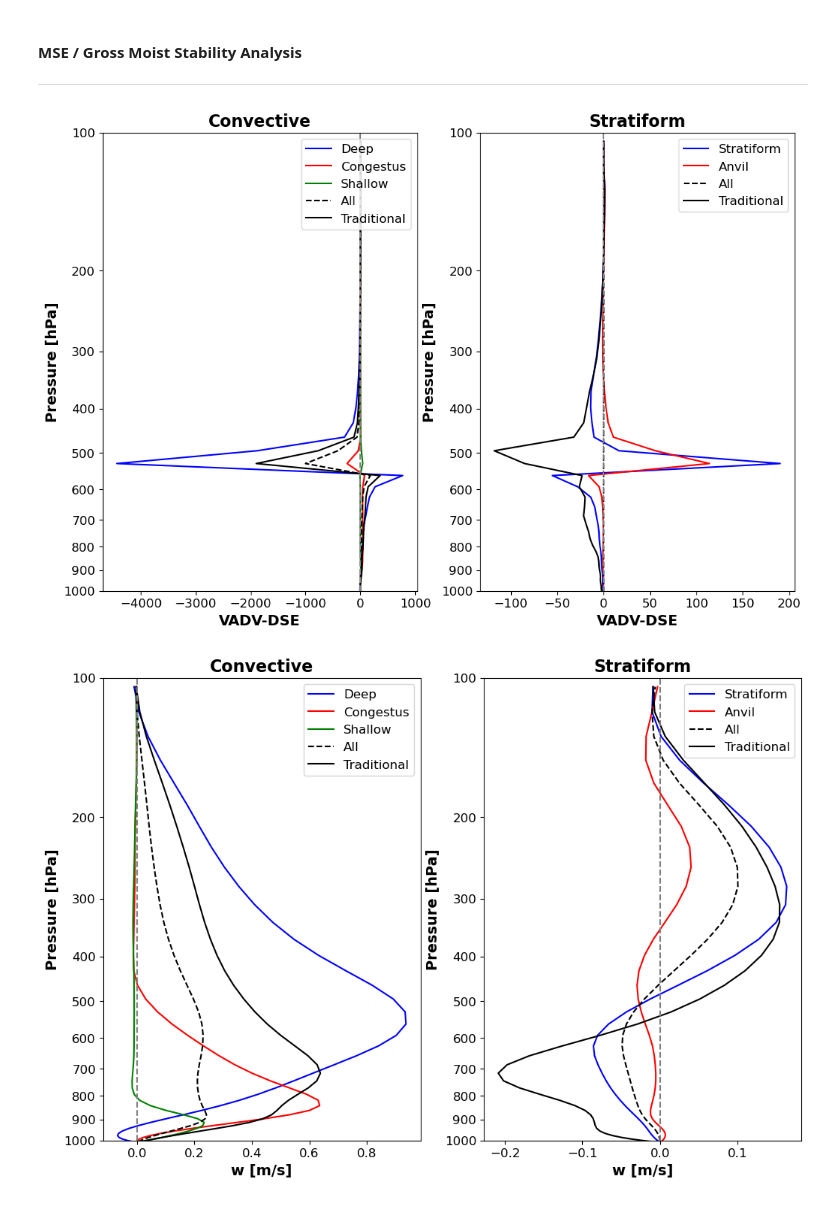
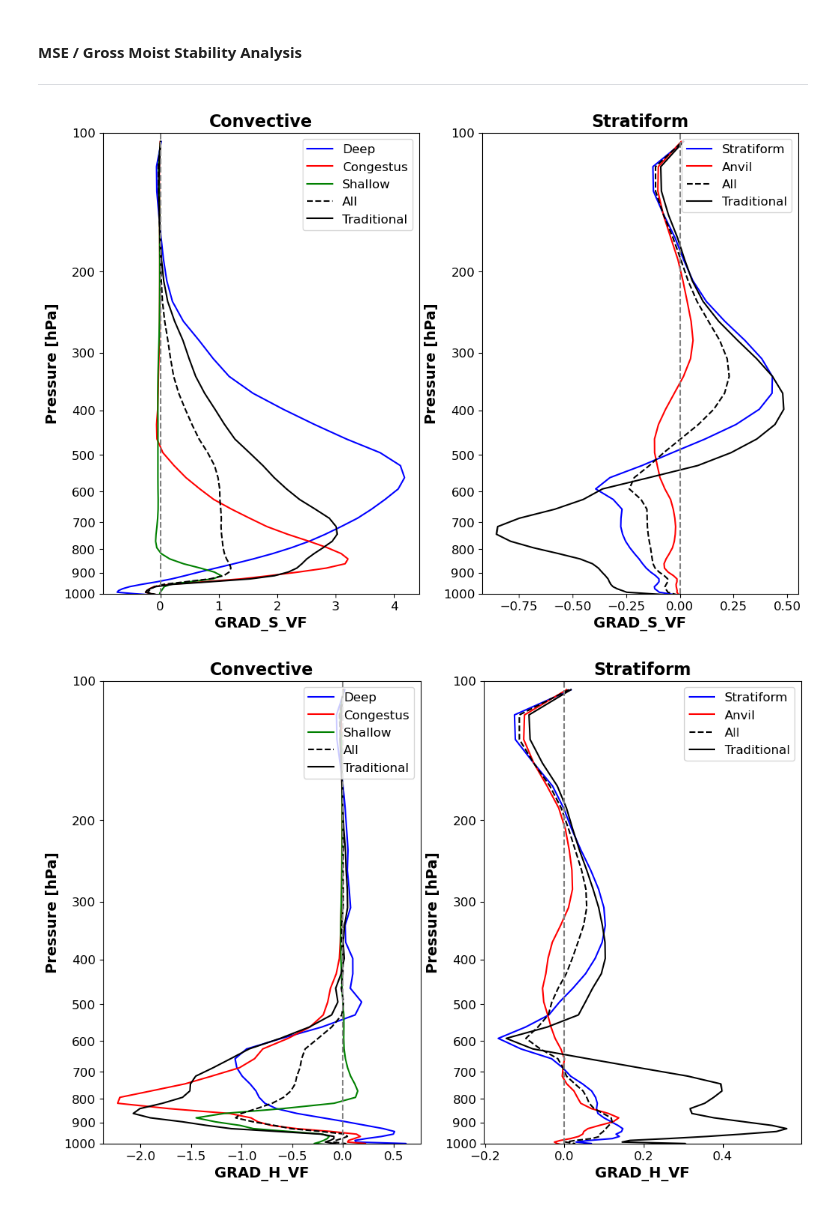
Before and after one commit to jhruppert/jhr-wrf-python, a Jupyter notebook: cloud_ratio_class.ipynb, the cells around one changed output. Drawn from its saved outputs; the diff is of its cells as text; code cells hidden in the pictures.

```diff
--- a/cloud_ratio_class.ipynb
+++ b/cloud_ratio_class.ipynb
@@ -449,7 +522,8 @@ plt.tight_layout()
 pres = np.mean(p_hyd, axis=(1,2))*1e-2 # Pa --> hPa
 # %%
 # Function to plot class-averaged profiles
-def plot_profiles_class(var_profile, precip_list, var_conv, var_strat, var_profile_og, xlabel, pres):
+def plot_profiles_class(var_profile, precip_list, var_conv, var_strat, var_profile_og, xlabel, pres,
+                        zeroline=True):
 
     fig = plt.figure(figsize=(12,8),facecolor='white')
 
@@ -463,7 +537,7 @@ def plot_profiles_class(var_profile, precip_list, var_conv, var_strat, var_profi
     ax.set_title('Convective', size=16, weight='bold')
     plt.legend(loc='upper right', fontsize=12)
     plt.gca().invert_yaxis()
-    ax.axvline(0, color='gray', linestyle='--')
+    if zeroline: ax.axvline(0, color='gray', linestyle='--')
     ax.set_yscale('log')
     ax.yaxis.set_major_formatter(ticker.ScalarFormatter())
     ytick_loc=np.arange(1000,0,-100)
@@ -485,7 +559,7 @@ def plot_profiles_class(var_profile, precip_list, var_conv, var_strat, var_profi
     ax.yaxis.set_major_formatter(ticker.ScalarFormatter())
     plt.legend(loc='upper right', fontsize=12)
     plt.gca().invert_yaxis()
-    ax.axvline(0, color='gray', linestyle='--')
+    if zeroline: ax.axvline(0, color='gray', linestyle='--')
     plt.ylim(1000,100)
     # plt.xlim(-0.25,0.4)
     plt.yticks(ticks=ytick_loc, size=12)
@@ -495,30 +569,31 @@ def plot_profiles_class(var_profile, precip_list, var_conv, var_strat, var_profi
     plt.ylabel('Pressure [hPa]', size=14, weight='bold')
 # %%
 # Function to get class-averaged profiles
-def var_profiles_class(var, c_type, c_type_og, pres, xlabel):
+def var_profiles_class(var, c_type, c_type_og, pres, xlabel, zeroline=True):
 
     # New classification scheme
     precip_list = ['Deep', 'Congestus', 'Shallow', 'Stratiform', 'Anvil']
     n_class = len(precip_list)
-    var_profile = np.empty((n_class,nz))
+    var_profile = np.ma.empty((n_class,nz))
     for t in range(n_class):
         ind = (c_type == t+1).nonzero()
-        var_profile[t,:] = np.mean(var[:,ind[0],ind[1]], axis=1)
+        var_profile[t,:] = np.ma.mean(var[:,ind[0],ind[1]], axis=1)
 
     ind = ((c_type > 0) & (c_type < 4)).nonzero()
-    var_conv = np.mean(var[:,ind[0],ind[1]], axis=1) # convective total
+    var_conv = np.ma.mean(var[:,ind[0],ind[1]], axis=1) # convective total
     ind = (c_type > 3).nonzero()
-    var_strat = np.mean(w[:,ind[0],ind[1]], axis=1) # stratiform total
+    var_strat = np.ma.mean(var[:,ind[0],ind[1]], axis=1) # stratiform total
 
     # Traditional classification scheme
     precip_list_og = ['conv', 'strat', 'mixed']
-    n_class_og = len(precip_list)
-    var_profile_og = np.empty((n_class_og,nz))
+    n_class_og = len(precip_list_og)
+    var_profile_og = np.ma.empty((n_class_og,nz))
     for t in range(n_class_og):
         ind = (c_type_og == t+1).nonzero()
-        var_profile_og[t,:] = np.mean(var[:,ind[0],ind[1]], axis=1)
+        var_profile_og[t,:] = np.ma.mean(var[:,ind[0],ind[1]], axis=1)
 
-    plot_profiles_class(var_profile, precip_list, var_conv, var_strat, var_profile_og, xlabel, pres)
+    plot_profiles_class(var_profile, precip_list, var_conv, var_strat, var_profile_og, xlabel, pres,
+                        zeroline)
 # %% [markdown]
 #### Average w-profiles
 # %%
@@ -551,12 +626,10 @@ var_profiles_class(var, c_type, c_type_og, pres, xlabel)
 #### MSE / Gross Moist Stability Analysis
 ---
 # %%
-def calc_vadv(w, rho, var, dp1d):
+def calc_vadv(w, rho, var, pres):
     # Gradient terms (Inoue and Back 2015):
     #   VADV_SUM = < omeg * dVAR/dp >
     g = 9.81 # m/s^2
     omeg = w * (-1)*g*rho
-    vadv = omeg * np.gradient(var,dp1d,axis=0)
+    vadv = omeg * np.gradient(var,pres,axis=0)
     return vadv
-    # vadv_sum = np.sum(vadv*dp1d[:,np.newaxis,np.newaxis], axis=0)/g
-    return vadv_sum
@@ -563,19 +660,16 @@ def calc_vadv(w, rho, var, dp1d):
 # %%
 # Additional necessary variables
-rho = density_moist(tmpk, qv, p_hyd)
-dp_1d = np.gradient(pres*1e2)
-grad_s_vf = calc_vadv(w, rho, dse_z, dp_1d)
-
+grad_s_vf = calc_vadv(w, rho, dse_z, pres*1e2)
 var = np.copy(grad_s_vf)
-# var -= np.mean(var)
-xlabel = 'VADV-DSE'
+xlabel = 'GRAD_S_VF'
 var_profiles_class(var, c_type, c_type_og, pres, xlabel)
 # %% [output]
-[figure, old version]
+[figure, new version]
 # %%
-# w profile
-var = np.copy(w)
-xlabel = 'w [m/s]'
+# Additional necessary variables
+grad_h_vf = calc_vadv(w, rho, mse_z, pres*1e2)
+var = np.copy(grad_h_vf)
+xlabel = 'GRAD_H_VF'
 var_profiles_class(var, c_type, c_type_og, pres, xlabel)
 # %% [output]
-[figure, old version]
+[figure, new version]
```
Also changed, not shown: parts of 18 cells of this notebook.
